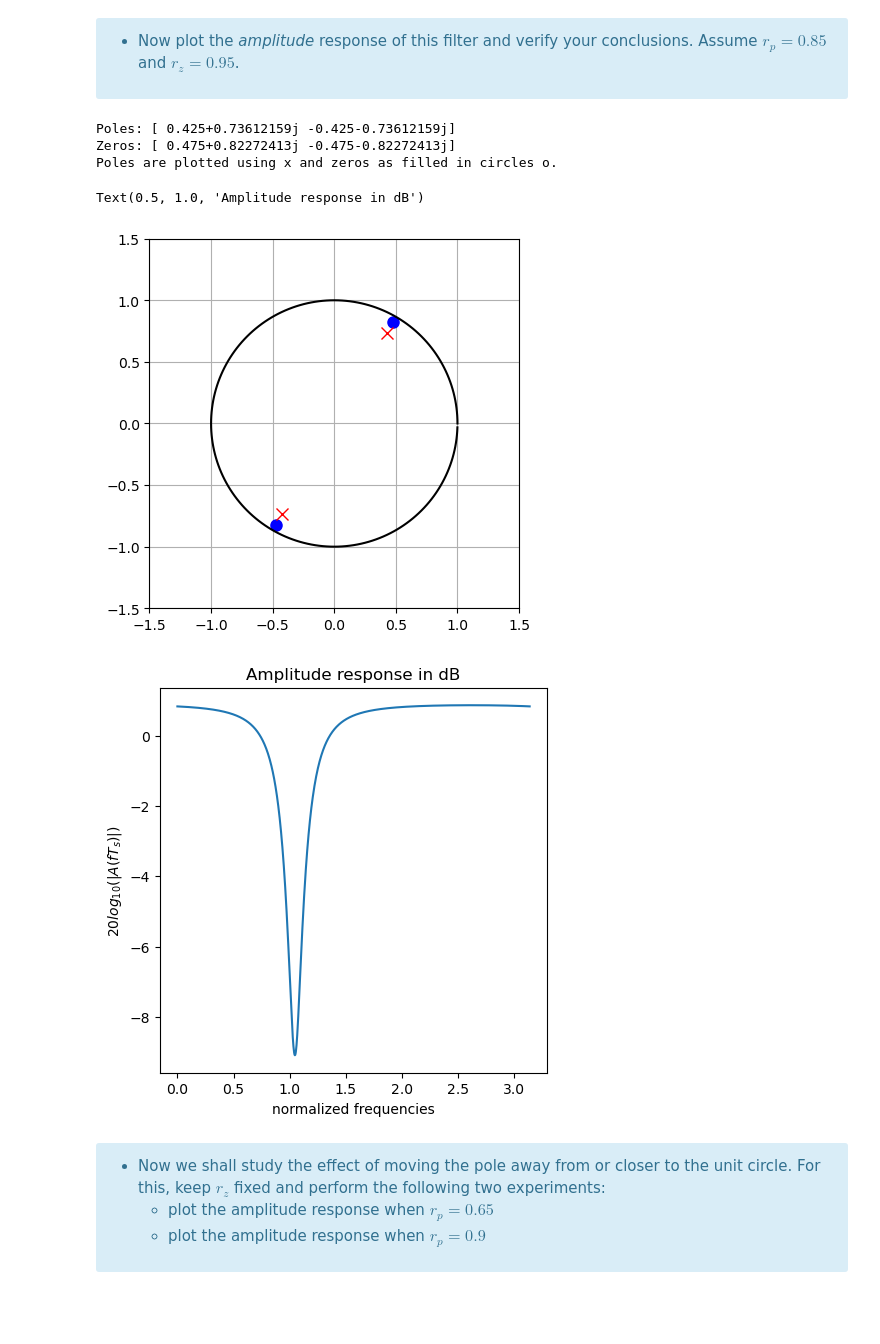
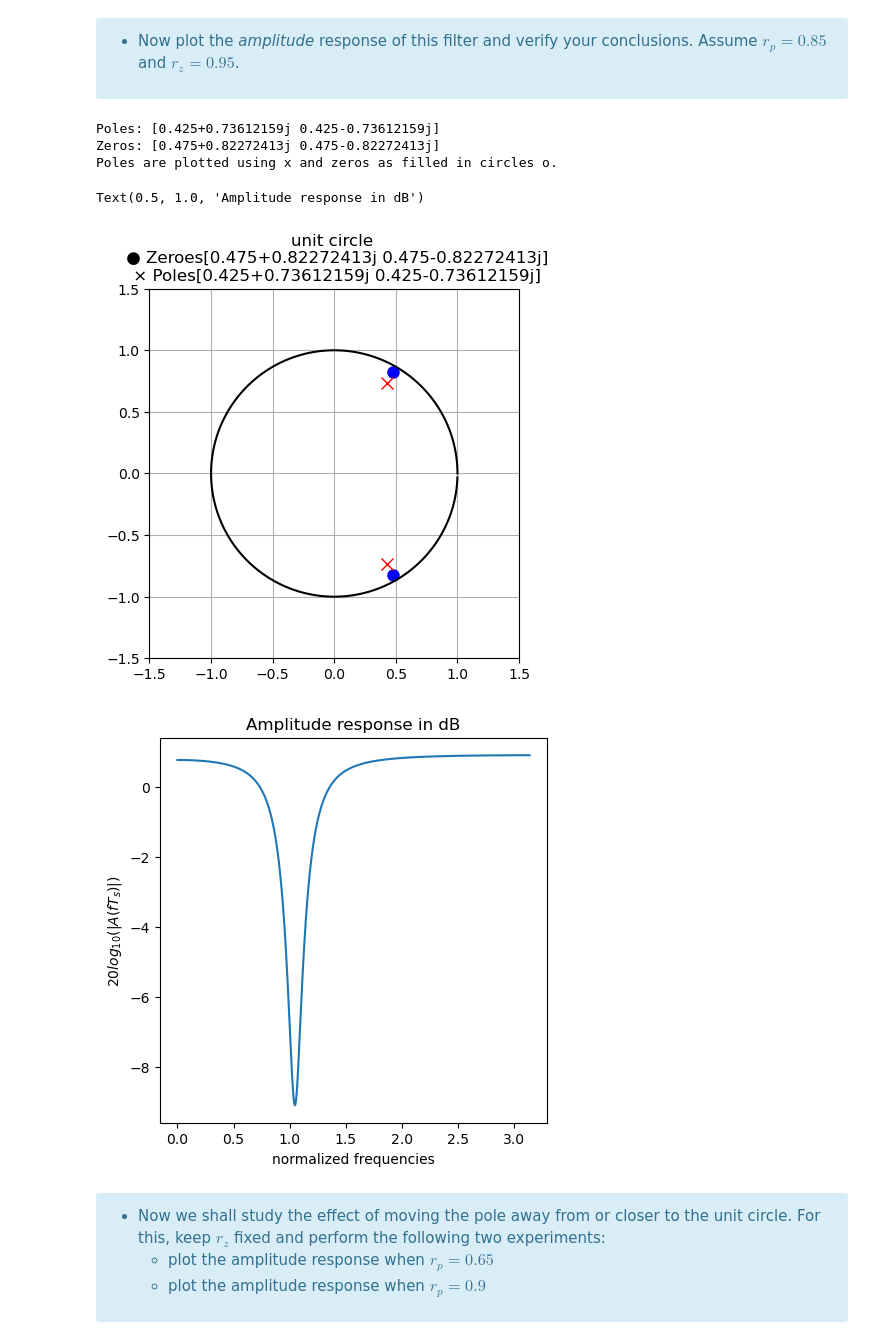
Before and after one commit to vbelpair/Ugent, a Jupyter notebook: Medical_Signal_Processing_and_Statistics/assignment_3/ex03_Takuto.ipynb, the cells around one changed output. Drawn from its saved outputs; the diff is of its cells as text; code cells hidden in the pictures; blank space fills up the shorter version.

```diff
--- a/Medical_Signal_Processing_and_Statistics/assignment_3/ex03_Takuto.ipynb
+++ b/Medical_Signal_Processing_and_Statistics/assignment_3/ex03_Takuto.ipynb
@@ -53,6 +53,7 @@ def PoleZeroPlot(B,A=(1,)):
     ax = fig.add_subplot(111)
     ax.plot(np.real(zeroes),np.imag(zeroes),'o',color='b',markersize=8)
     ax.plot(np.real(poles),np.imag(poles),'x',color='r',markersize=8)
+    ax.set_title("unit circle \n ● Zeroes" + str(zeroes) + "\n × Poles" + str(poles) )
     ax.set_xlim((-1.5,1.5))
     ax.set_ylim((-1.5,1.5))
     # Plot the unit circle
@@ -406,32 +427,32 @@ Behaviour at $f = F_s/6$:
 # %%
 # Amplitude response of 2nd order IIR filter
 # Code here.
-Az = np.array([1, 0, -((0.85)**2)*np.exp(2j*np.pi/3)])
-Bz = np.array([1, 0, -((0.95)**2)*np.exp(2j*np.pi/3)])
+Az = np.array([1, -0.85*(np.exp(2j*np.pi/6) + np.exp(-2j*np.pi/6)), ((0.85)**2)*np.exp(2j*np.pi/6)*np.exp(-2j*np.pi/6)])
+Bz = np.array([1, -0.95*(np.exp(2j*np.pi/6) + np.exp(-2j*np.pi/6)), ((0.95)**2)*np.exp(2j*np.pi/6)*np.exp(-2j*np.pi/6)])
 poles = np.roots(Az)
 zeros = np.roots(Bz)
 print("Poles: " + str(poles))
 print("Zeros: " + str(zeros))
 # Make the pole-zero plot.
 PoleZeroPlot(Bz,Az)## (zeros, poles)
 
 N = 1024
 f,H = signal.freqz(Bz,Az,N) # frequency and frequency response
 
 A, phase = 20*np.log10(np.abs(H)), np.angle(H)
 
 fig, (ax1) = plt.subplots(ncols=1, figsize=(5,5))
 ax1.plot(f, A)
 ax1.set_xlabel('normalized frequencies')
 ax1.set_ylabel(r'$20log_{10}(|A(fT_s)|)$')
 ax1.set_title('Amplitude response in dB')
 # %% [output]
-Poles: [ 0.425+0.73612159j -0.425-0.73612159j]
-Zeros: [ 0.475+0.82272413j -0.475-0.82272413j]
+Poles: [0.425+0.73612159j 0.425-0.73612159j]
+Zeros: [0.475+0.82272413j 0.475-0.82272413j]
 Poles are plotted using x and zeros as filled in circles o.
 Text(0.5, 1.0, 'Amplitude response in dB')
-[figure, old version]
+[figure, new version]
-[figure, old version]
+[figure, new version]
 # %% [markdown]
 <div class="alert alert-info">
 
```
Also changed, not shown: parts of 24 cells of this notebook.
